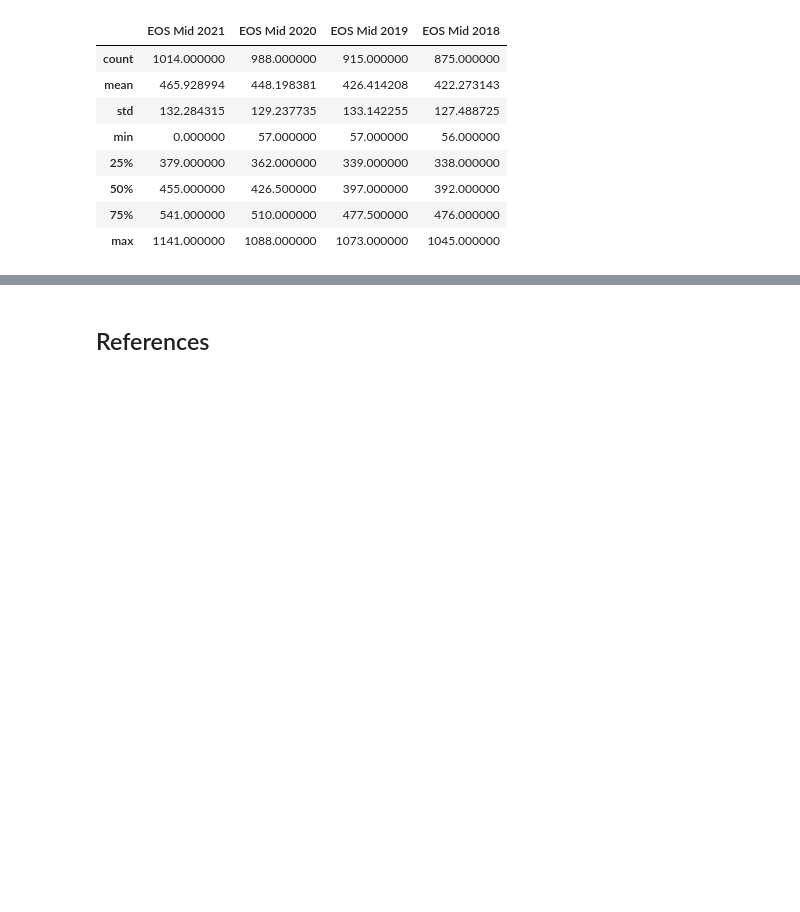
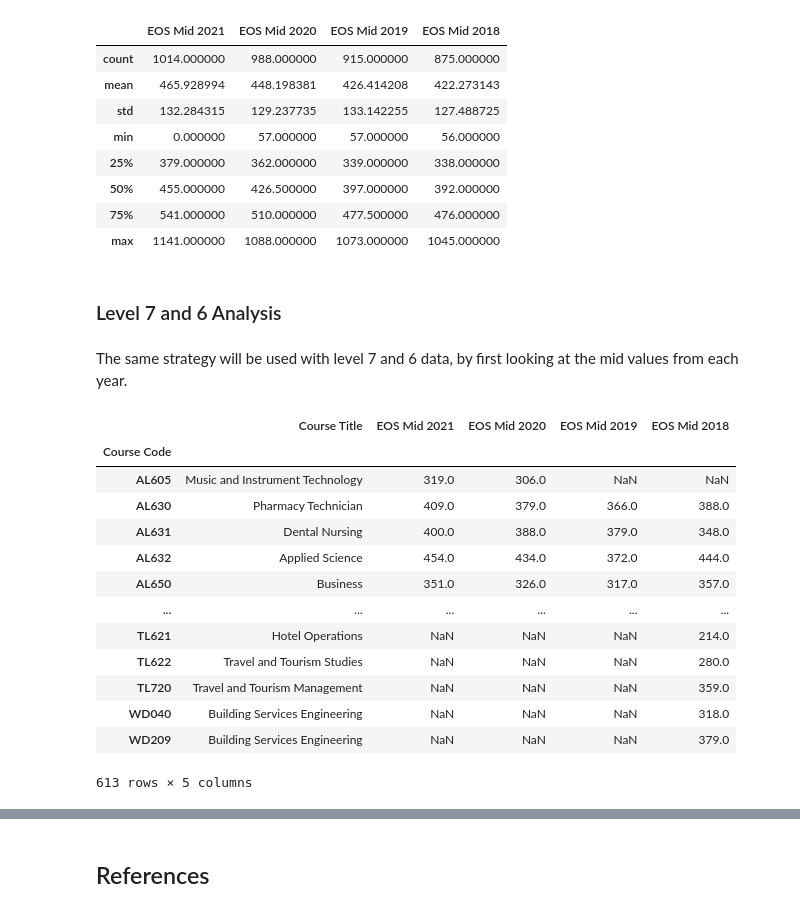
Before and after one commit to andrewjscott/Fundamentals-of-Data-Analysis-Assignment, a Jupyter notebook: cao.ipynb, the cells around one changed output, grey strips where cells are left out. Saved outputs shown, nothing was run; the diff lists cells and outputs as text; code cells hidden in the pictures; blank space fills up the shorter version.

```diff
--- a/cao.ipynb
+++ b/cao.ipynb
@@ -2357,3 +2362,28 @@ allcourses_l8_mid.describe()
 | 50% | 455.000000 | 426.500000 | 397.000000 | 392.000000 |
 | 75% | 541.000000 | 510.000000 | 477.500000 | 476.000000 |
 | max | 1141.000000 | 1088.000000 | 1073.000000 | 1045.000000 |
+# %% [markdown]
+### Level 7 and 6 Analysis
+# %% [markdown]
+The same strategy will be used with level 7 and 6 data, by first looking at the mid values from each year.
+# %%
+allcourses_l76_mid = pd.DataFrame(index=allcourses_l76.index.copy())
+allcourses_l76_mid = allcourses_l76[["Course Title", "EOS Mid 2021", "EOS Mid 2020",
+                                   "EOS Mid 2019", "EOS Mid 2018"]]
+# %%
+allcourses_l76_mid
+# %% [output]
+|  | Course Title | EOS Mid 2021 | EOS Mid 2020 | EOS Mid 2019 | EOS Mid 2018 |
+| Course Code |  |  |  |  |  |
+| AL605 | Music and Instrument Technology | 319.0 | 306.0 | NaN | NaN |
+| AL630 | Pharmacy Technician | 409.0 | 379.0 | 366.0 | 388.0 |
+| AL631 | Dental Nursing | 400.0 | 388.0 | 379.0 | 348.0 |
+| AL632 | Applied Science | 454.0 | 434.0 | 372.0 | 444.0 |
+| AL650 | Business | 351.0 | 326.0 | 317.0 | 357.0 |
+| ... | ... | ... | ... | ... | ... |
+| TL621 | Hotel Operations | NaN | NaN | NaN | 214.0 |
+| TL622 | Travel and Tourism Studies | NaN | NaN | NaN | 280.0 |
+| TL720 | Travel and Tourism Management | NaN | NaN | NaN | 359.0 |
+| WD040 | Building Services Engineering | NaN | NaN | NaN | 318.0 |
+| WD209 | Building Services Engineering | NaN | NaN | NaN | 379.0 |
+613 rows × 5 columns
```
Also changed, not shown: parts of 9 cells of this notebook, 22 other files.
